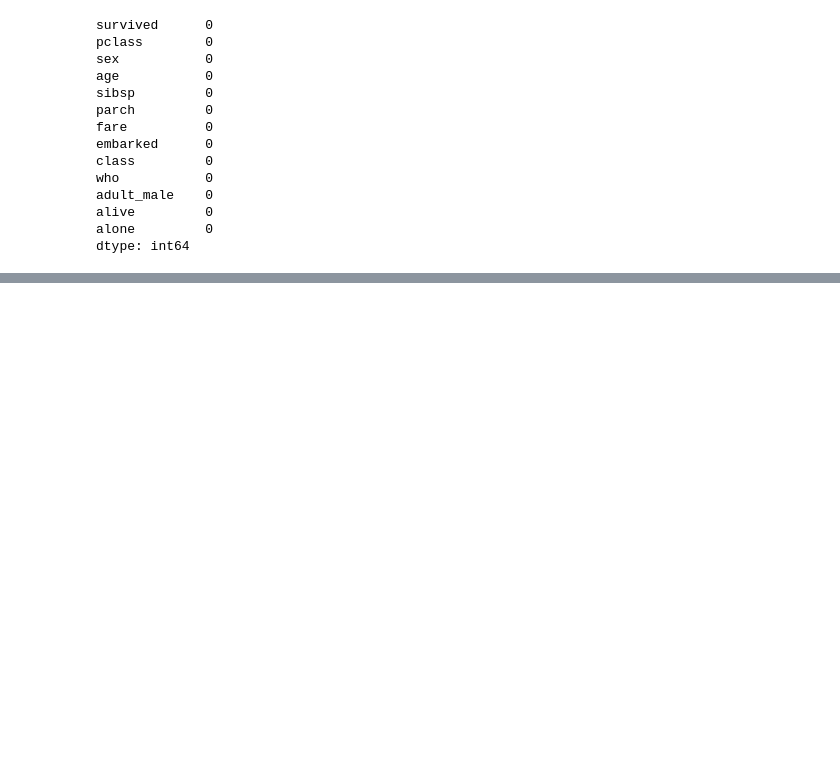
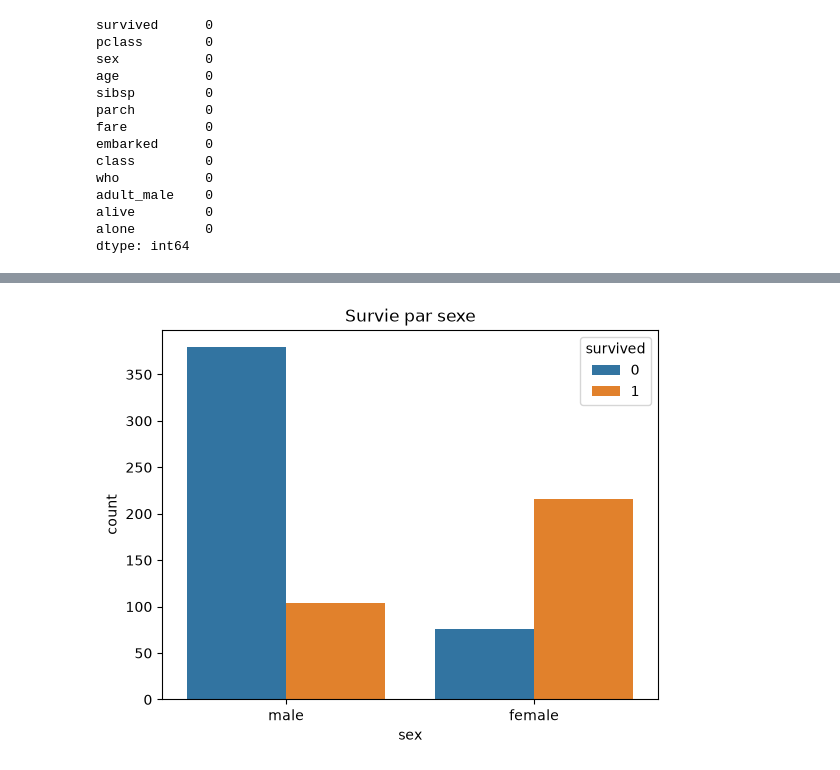
Before and after one commit to djiliwade67-ops/portfolio-data-science, a Jupyter notebook: projet0-titanic.ipynb, the cells around one changed output, grey strips where cells are left out. Saved outputs shown, nothing was run; the diff lists cells and outputs as text; code cells hidden in the pictures; blank space fills up the shorter version.

```diff
--- a/projet0-titanic.ipynb
+++ b/projet0-titanic.ipynb
@@ -115,0 +138,6 @@ dtype: int64
+# %%
+sns.countplot(x='sex', hue='survived', data=titanic)
+plt.title('Survie par sexe')
+plt.show()
+# %% [output]
+[figure, added]
```
Also changed, not shown: parts of 5 cells of this notebook.
